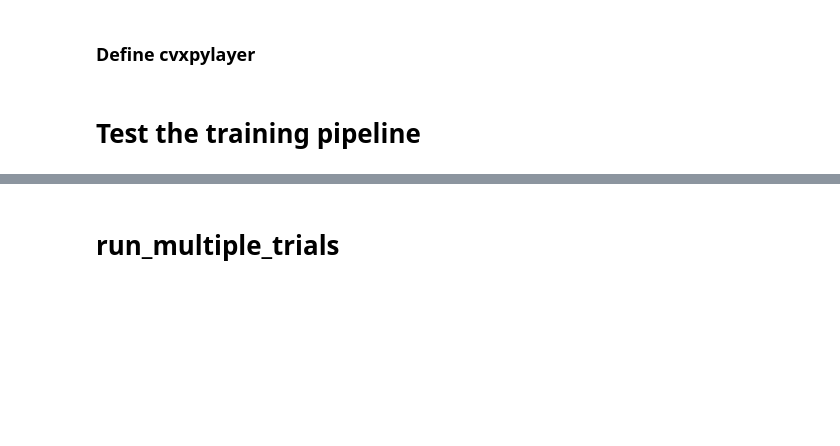
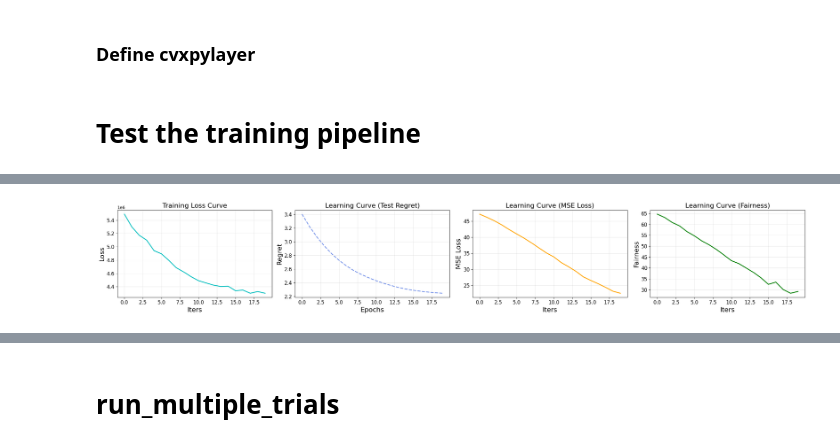
Before and after one commit to DennisWang2488/Fairness-Decision-Focused-Loss, a Jupyter notebook: Organized-FDFL/notebooks/FDFL-ind.ipynb, the cells around one changed output, grey strips where cells are left out. Cells and saved outputs as stored; diff of their text form; code cells hidden in the pictures; blank space fills up the shorter version.

```diff
--- a/Organized-FDFL/notebooks/FDFL-ind.ipynb
+++ b/Organized-FDFL/notebooks/FDFL-ind.ipynb
@@ -49,7 +48,7 @@ Alpha = 0.5, 1.5, 2, 3
 # %%
 alpha, Q = 2, 1000
 # %%
-df = pd.read_csv('data/data.csv')
+df = pd.read_csv('/Users/dennis/Downloads/2024-fall/research/Fairness-Decision-Focused-Loss/Organized-FDFL/src/data/data.csv')
 # fix random seed for reproducibility
 
 # report statistics on this dataset
@@ -75,8 +74,17 @@ risk = risk + 0.001 if 0 in risk else risk
 
 feats = df[get_all_features(df)].values
 gainF = df['g_continuous'].values
+
+# make all ones
+gainF = np.ones_like(gainF)
+
+
 decision = df['propensity_score'].values
+
 cost = np.random.normal(1, 0.5, len(risk)).clip(0.1, 2)
+cost = df['cost_t_capped'].values
+cost = cost + 0.001 if 0 in cost else cost
+
 race = df['race'].values
 
 # transform the features
@@ -895,10 +906,10 @@ def trainFairModel(predmodel, optmodel, loader_train, loader_test, lambda_fairne
         test_fair_log.append(fairness_metric)
         test_regret_log.append(current_regret)
 
-        # if epoch % 20 == 0:
-        #     print(f"Epoch {epoch+1:2}, LR:{current_lr:.2e}, MSE:{float(mse_loss):.4f}, "
-        #           f"Loss:{float(loss):.4f}, Fairness:{fairness_metric:.4f}, "
-        #           f"Regret:{current_regret:.4f}%, Time:{elapsed:.2f}s")
+        if epoch % 2 == 0:
+            print(f"Epoch {epoch+1:2}, LR:{current_lr:.2e}, MSE:{float(mse_loss):.4f}, "
+                  f"Loss:{float(loss):.4f}, Fairness:{fairness_metric:.4f}, "
+                  f"Regret:{current_regret:.4f}%, Time:{elapsed:.2f}s")
 
         # Early stopping check
         if current_lr <= min_lr:
@@ -921,34 +932,36 @@ def trainFairModel(predmodel, optmodel, loader_train, loader_test, lambda_fairne
 # %% [markdown]
 # Test the training pipeline
 # %%
-# predmodel = FairRiskPredictor(feats_train.shape[1])
-# predmodel.to(device)
+predmodel = FairRiskPredictor(feats_train.shape[1])
+predmodel.to(device)
 
-# test_regret_log, train_loss_log, test_mse_log, test_fair_log = trainFairModel(
-#     predmodel=predmodel,
-#     optmodel=solve_closed_form,
-#     loader_train=dataloader_train,
-#     loader_test=dataloader_test,
-#     lambda_fairness=0,
-#     num_epochs=50,
-#     initial_lr=2e-3,
-#     weight_decay=1e-4,
-#     scheduler_patience=10,
-#     scheduler_factor=0.5,
-#     min_lr=1e-5,
-#     dfl=True,
-#     grad_method='cvxpylayer',
-# )
+test_regret_log, train_loss_log, test_mse_log, test_fair_log = trainFairModel(
+    predmodel=predmodel,
+    optmodel=solve_closed_form,
+    loader_train=dataloader_train,
+    loader_test=dataloader_test,
+    lambda_fairness=0,
+    num_epochs=20,
+    initial_lr=2e-3,
+    weight_decay=1e-4,
+    scheduler_patience=10,
+    scheduler_factor=0.5,
+    min_lr=1e-5,
+    dfl=False,
+    alpha=2,
+    grad_method='closed_form',
+)
 
-# train_loss_log_values = [loss for loss in train_loss_log]
-# test_regret_log_values = [regret for regret in test_regret_log]
-# mse_loss_log_values = [mse for mse in test_mse_log]
-# fairness_log_values = [fair for fair in test_fair_log]
+train_loss_log_values = [loss for loss in train_loss_log]
+test_regret_log_values = [regret for regret in test_regret_log]
+mse_loss_log_values = [mse for mse in test_mse_log]
+fairness_log_values = [fair for fair in test_fair_log]
 
 
-# visLearningCurve(
-#     train_loss_log_values,
-#     test_regret_log_values,
-#     mse_loss_log_values,
-#     fairness_log_values
-# )
+visLearningCurve(
+    train_loss_log_values,
+    test_regret_log_values,
+    mse_loss_log_values,
+    fairness_log_values
+)
+# %% [output]
@@ -954,0 +979 @@ def trainFairModel(predmodel, optmodel, loader_train, loader_test, lambda_fairne
+[figure, added]
```
Also changed, not shown: parts of 8 cells of this notebook, 7 other files.
